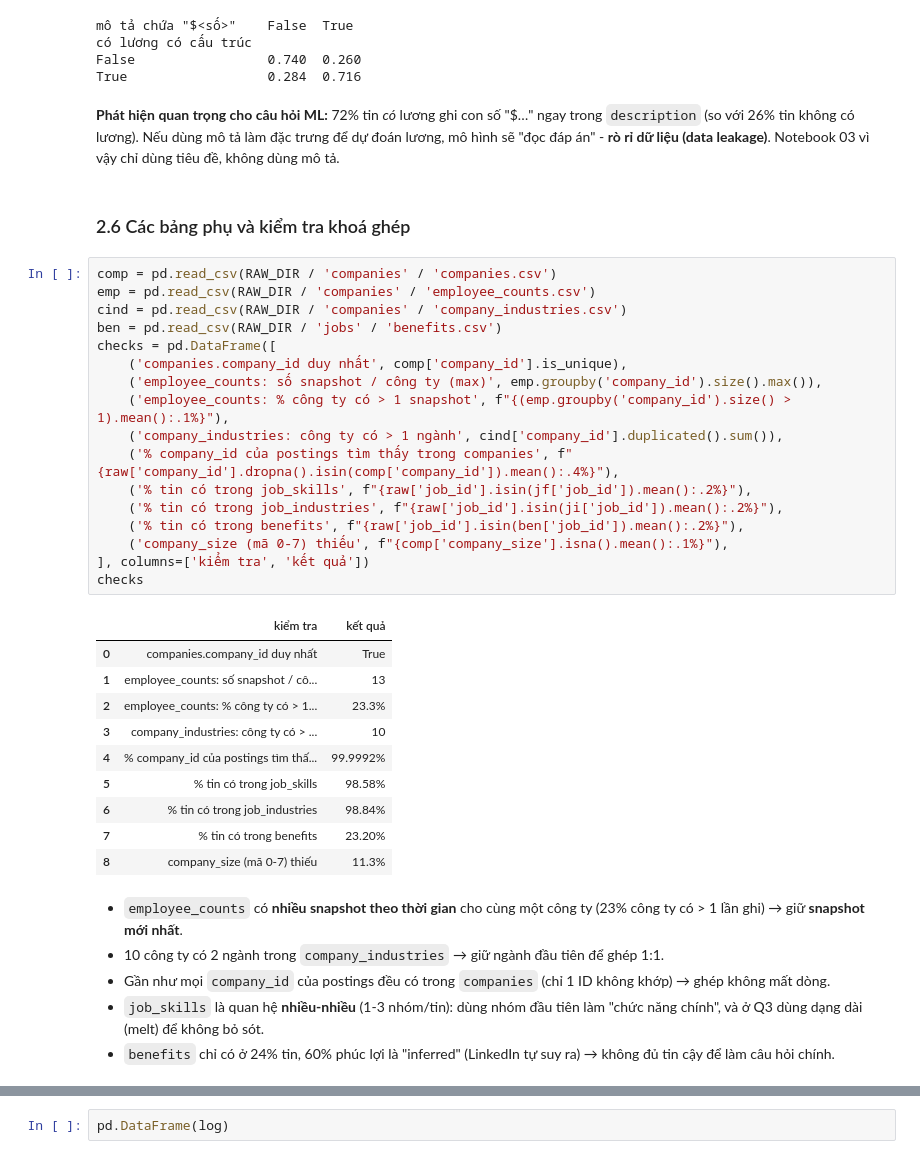
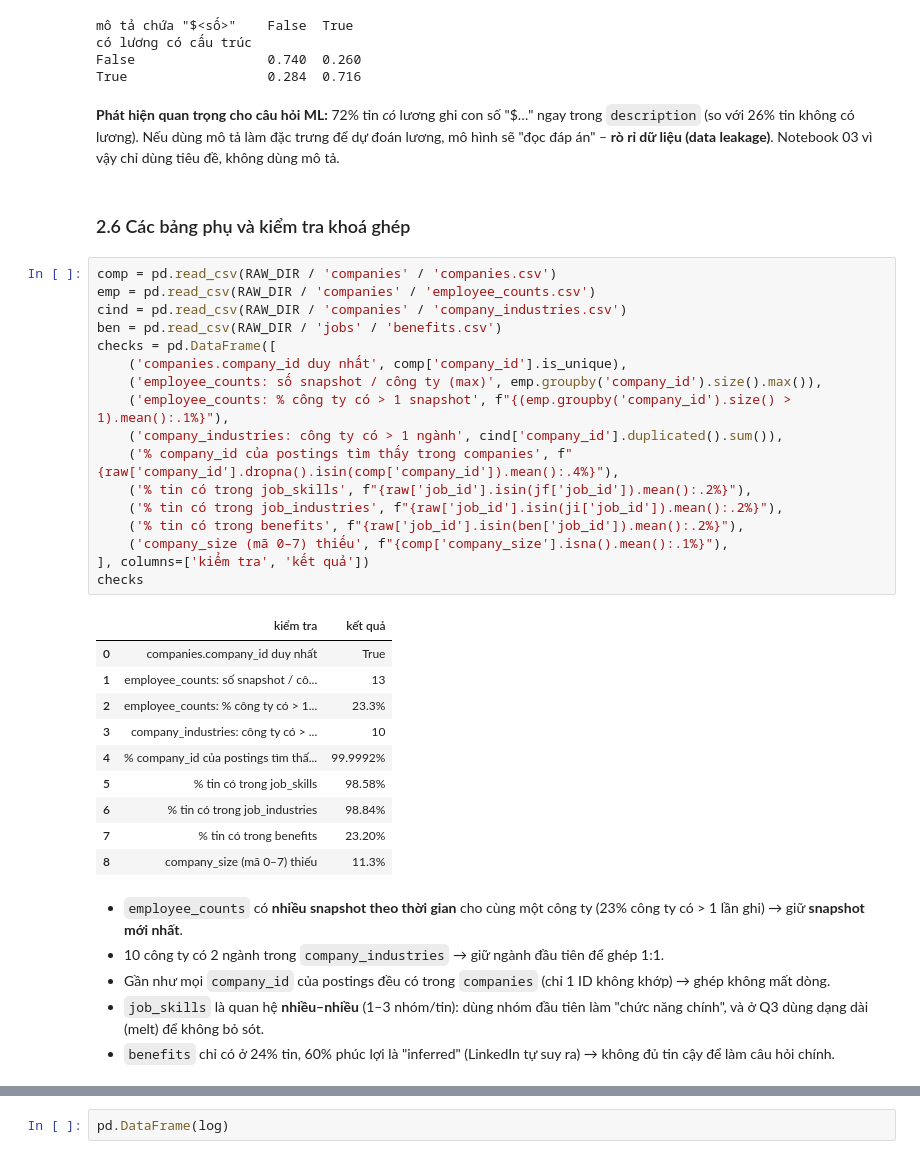
Before and after one commit to hihon0-0/PFDS-Final-Project, a Jupyter notebook: notebooks/01_collection_exploration.ipynb, the cells around one changed output, grey strips where cells are left out. Cells and saved outputs as stored; diff of their text form.

Commit message:
edit
edit notebook 1

```diff
--- a/notebooks/01_collection_exploration.ipynb
+++ b/notebooks/01_collection_exploration.ipynb
@@ -657,42 +894,42 @@ có lương có cấu trúc
 False                 0.740  0.260
 True                  0.284  0.716
 # %% [markdown]
-**Phát hiện quan trọng cho câu hỏi ML:** 72% tin *có* lương ghi con số "$…" ngay trong `description` (so với 26% tin không có lương). Nếu dùng mô tả làm đặc trưng để dự đoán lương, mô hình sẽ "đọc đáp án" - **rò rỉ dữ liệu (data leakage)**. Notebook 03 vì vậy chỉ dùng tiêu đề, không dùng mô tả.
+**Phát hiện quan trọng cho câu hỏi ML:** 72% tin *có* lương ghi con số "$…" ngay trong `description` (so với 26% tin không có lương). Nếu dùng mô tả làm đặc trưng để dự đoán lương, mô hình sẽ "đọc đáp án" – **rò rỉ dữ liệu (data leakage)**. Notebook 03 vì vậy chỉ dùng tiêu đề, không dùng mô tả.
 # %% [markdown]
 ### 2.6 Các bảng phụ và kiểm tra khoá ghép
 # %%
 comp = pd.read_csv(RAW_DIR / 'companies' / 'companies.csv')
 emp = pd.read_csv(RAW_DIR / 'companies' / 'employee_counts.csv')
 cind = pd.read_csv(RAW_DIR / 'companies' / 'company_industries.csv')
 ben = pd.read_csv(RAW_DIR / 'jobs' / 'benefits.csv')
 checks = pd.DataFrame([
     ('companies.company_id duy nhất', comp['company_id'].is_unique),
     ('employee_counts: số snapshot / công ty (max)', emp.groupby('company_id').size().max()),
     ('employee_counts: % công ty có > 1 snapshot', f"{(emp.groupby('company_id').size() > 1).mean():.1%}"),
     ('company_industries: công ty có > 1 ngành', cind['company_id'].duplicated().sum()),
     ('% company_id của postings tìm thấy trong companies', f"{raw['company_id'].dropna().isin(comp['company_id']).mean():.4%}"),
     ('% tin có trong job_skills', f"{raw['job_id'].isin(jf['job_id']).mean():.2%}"),
     ('% tin có trong job_industries', f"{raw['job_id'].isin(ji['job_id']).mean():.2%}"),
     ('% tin có trong benefits', f"{raw['job_id'].isin(ben['job_id']).mean():.2%}"),
-    ('company_size (mã 0-7) thiếu', f"{comp['company_size'].isna().mean():.1%}"),
+    ('company_size (mã 0–7) thiếu', f"{comp['company_size'].isna().mean():.1%}"),
 ], columns=['kiểm tra', 'kết quả'])
 checks
 # %% [output]
 |  | kiểm tra | kết quả |
 | 0 | companies.company_id duy nhất | True |
 | 1 | employee_counts: số snapshot / cô... | 13 |
 | 2 | employee_counts: % công ty có > 1... | 23.3% |
 | 3 | company_industries: công ty có > ... | 10 |
 | 4 | % company_id của postings tìm thấ... | 99.9992% |
 | 5 | % tin có trong job_skills | 98.58% |
 | 6 | % tin có trong job_industries | 98.84% |
 | 7 | % tin có trong benefits | 23.20% |
-| 8 | company_size (mã 0-7) thiếu | 11.3% |
+| 8 | company_size (mã 0–7) thiếu | 11.3% |
 # %% [markdown]
 - `employee_counts` có **nhiều snapshot theo thời gian** cho cùng một công ty (23% công ty có > 1 lần ghi) → giữ **snapshot mới nhất**.
 - 10 công ty có 2 ngành trong `company_industries` → giữ ngành đầu tiên để ghép 1:1.
 - Gần như mọi `company_id` của postings đều có trong `companies` (chỉ 1 ID không khớp) → ghép không mất dòng.
-- `job_skills` là quan hệ **nhiều-nhiều** (1-3 nhóm/tin): dùng nhóm đầu tiên làm "chức năng chính", và ở Q3 dùng dạng dài (melt) để không bỏ sót.
+- `job_skills` là quan hệ **nhiều–nhiều** (1–3 nhóm/tin): dùng nhóm đầu tiên làm "chức năng chính", và ở Q3 dùng dạng dài (melt) để không bỏ sót.
 - `benefits` chỉ có ở 24% tin, 60% phúc lợi là "inferred" (LinkedIn tự suy ra) → không đủ tin cậy để làm câu hỏi chính.
 # %% [markdown]
 ### 2.7 Tiền xử lý chung & lưu dữ liệu
```
Also changed, not shown: parts of 34 cells of this notebook.
